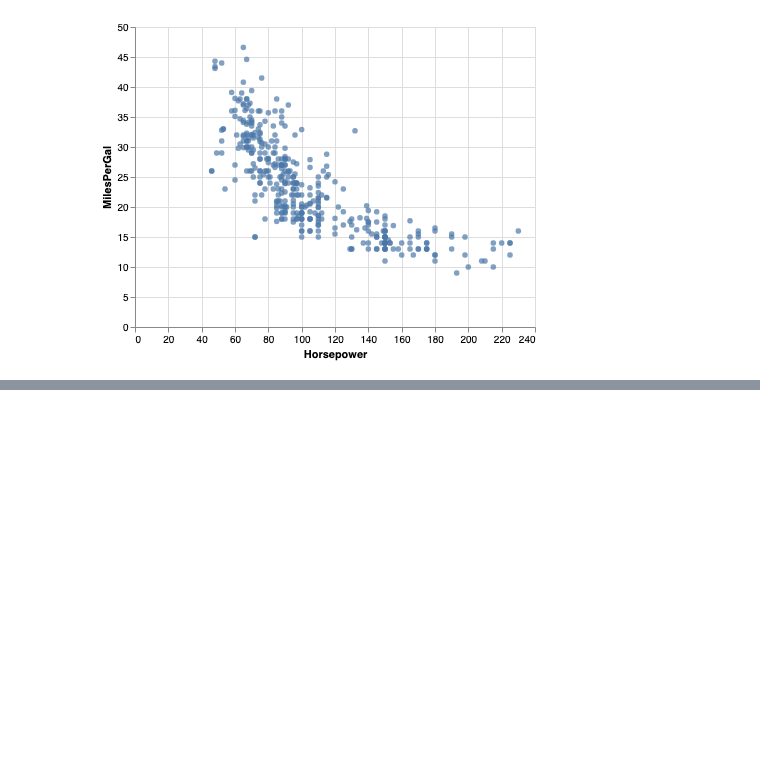
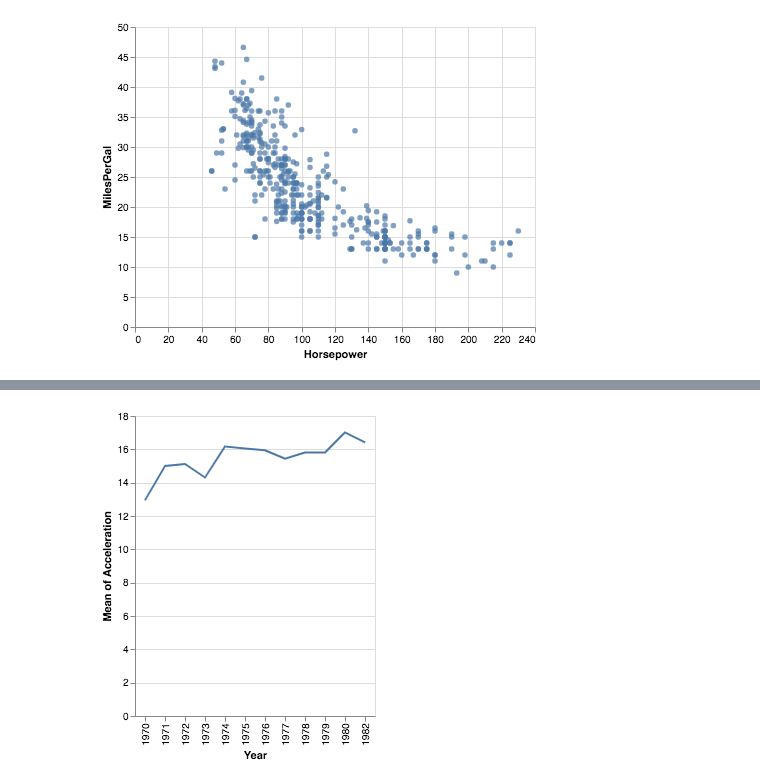
Before and after one commit to dorisjlee/datasci-api, a Jupyter notebook: ipynb/Enumeration.ipynb, the cells around one changed output, grey strips where cells are left out. Cells and saved outputs as stored; diff of their text form; code cells hidden in the pictures; blank space fills up the shorter version.

```diff
--- a/ipynb/Enumeration.ipynb
+++ b/ipynb/Enumeration.ipynb
@@ -40,0 +51,4 @@ displays[1]
+# %%
+displays[1]
+# %% [output]
+[figure, added]
```
Also changed, not shown: parts of 9 cells of this notebook, 1 other file.
